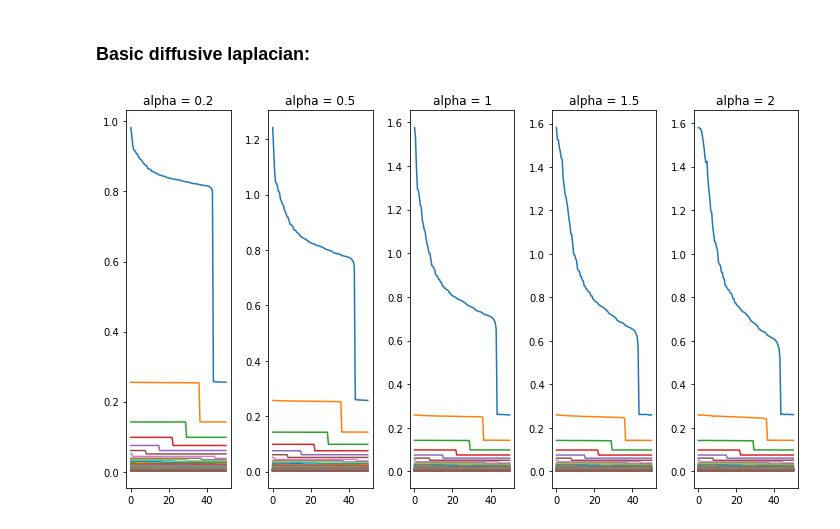
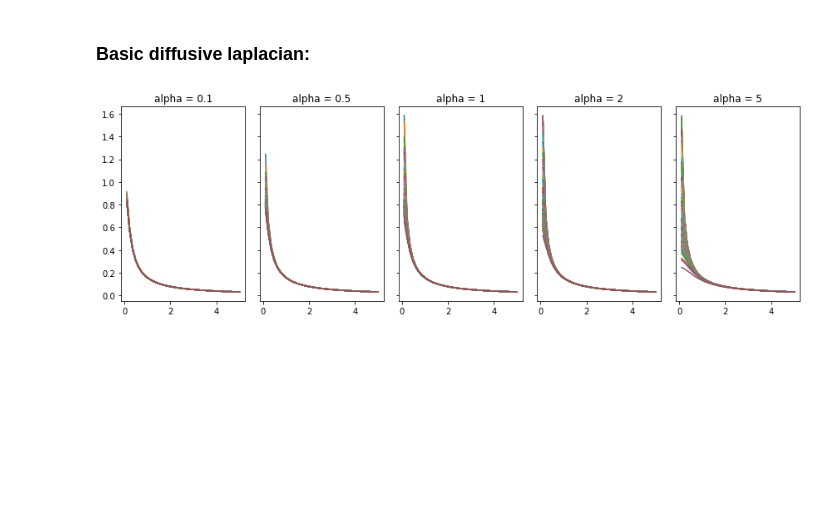
Before and after one commit to Raj-Lab-UCSF/spectrome, a Jupyter notebook: spectrome/notebooks/complex_laplacian/diffusive_laplacian.ipynb, the cells around one changed output. Drawn from its saved outputs; the diff is of its cells as text; code cells hidden in the pictures; blank space fills up the shorter version.

```diff
--- a/spectrome/notebooks/complex_laplacian/diffusive_laplacian.ipynb
+++ b/spectrome/notebooks/complex_laplacian/diffusive_laplacian.ipynb
@@ -27,5 +24,8 @@ fvec = np.linspace(fmin, fmax, 40)
 f2w = np.abs(fvec - 10).argmin()  # 8th index = alpha ~10hz
 w = 2 * np.pi * fvec[f2w]
+# %%
+#expanding low frequencies
+fvlow = np.linspace(0.1,5,40)
 # %% [markdown]
 ## Creating HCP Brain object
 # %%
@@ -436,6 +436,6 @@ def basic_diffusive_laplacian(alpha, freqs, speed, C, D):
             ev_spectrum.append(freq_spec)
 
     fullspectrum = np.asarray(ev_spectrum)
-    fullspectrum = np.reshape(fullspectrum,(86,len(freqs)))
+    fullspectrum = np.reshape(fullspectrum,(len(freqs),86))
     return fullspectrum
 # %%
@@ -501,8 +486,6 @@ plt.tight_layout()
 # %% [markdown]
 ### First spectral graph model because we already have it:
 # %%
-# expand frequency range:
-fvlow = np.linspace(0.1,50,100)
 # define parameters:
 default_params["speed"] = 5
 
@@ -562,53 +545,33 @@ plt.tight_layout()
 # %% [markdown]
 ### Basic diffusive laplacian:
 # %%
-fig_d,(d1,d2,d3,d4,d5) = plt.subplots(1,5, sharey = False, figsize = (10,6))
-default_params["speed"] = 5
-default_params["alpha"] = 0.2
+fig_ds,(ds1,ds2,ds3,ds4,ds5) = plt.subplots(1,5, sharey = True, figsize = (12,4))
+default_params["speed"] = 10
+default_params["alpha"] = 0.1
 fullspectrum = basic_diffusive_laplacian(alpha = default_params["alpha"], freqs = fvlow, speed = default_params["speed"], C = HCP_brain.reducedConnectome,D = HCP_brain.distance_matrix)
-d1.plot(fvlow, np.transpose(np.abs(fullspectrum)))
-#a1.spines["left"].set_position("zero")
-#a1.spines["right"].set_color("none")
-#a1.spines["bottom"].set_position("zero")
-#a1.spines["top"].set_color("none")
-d1.title.set_text("alpha = {}".format(default_params["alpha"]))
+ds1.plot(fvlow, np.abs(fullspectrum))
+ds1.title.set_text("alpha = {}".format(default_params["alpha"]))
 
 default_params["alpha"] = 0.5
 fullspectrum = basic_diffusive_laplacian(alpha = default_params["alpha"], freqs = fvlow, speed = default_params["speed"], C = HCP_brain.reducedConnectome,D = HCP_brain.distance_matrix)
-d2.plot(fvlow, np.transpose(np.abs(fullspectrum)))
-#a1.spines["left"].set_position("zero")
-#a1.spines["right"].set_color("none")
-#a1.spines["bottom"].set_position("zero")
-#a1.spines["top"].set_color("none")
-d2.title.set_text("alpha = {}".format(default_params["alpha"]))
+ds2.plot(fvlow, np.abs(fullspectrum))
+ds2.title.set_text("alpha = {}".format(default_params["alpha"]))
 
 default_params["alpha"] = 1
 fullspectrum = basic_diffusive_laplacian(alpha = default_params["alpha"], freqs = fvlow, speed = default_params["speed"], C = HCP_brain.reducedConnectome,D = HCP_brain.distance_matrix)
-d3.plot(fvlow, np.transpose(np.abs(fullspectrum)))
-#a1.spines["left"].set_position("zero")
-#a1.spines["right"].set_color("none")
-#a1.spines["bottom"].set_position("zero")
-#a1.spines["top"].set_color("none")
-d3.title.set_text("alpha = {}".format(default_params["alpha"]))
-
-default_params["alpha"] = 1.5
-fullspectrum = basic_diffusive_laplacian(alpha = default_params["alpha"], freqs = fvlow, speed = default_params["speed"], C = HCP_brain.reducedConnectome,D = HCP_brain.distance_matrix)
-d4.plot(fvlow, np.transpose(np.abs(fullspectrum)))
-#a1.spines["left"].set_position("zero")
-#a1.spines["right"].set_color("none")
-#a1.spines["bottom"].set_position("zero")
-#a1.spines["top"].set_color("none")
-d4.title.set_text("alpha = {}".format(default_params["alpha"]))
+ds3.plot(fvlow, np.abs(fullspectrum))
+ds3.title.set_text("alpha = {}".format(default_params["alpha"]))
 
 default_params["alpha"] = 2
 fullspectrum = basic_diffusive_laplacian(alpha = default_params["alpha"], freqs = fvlow, speed = default_params["speed"], C = HCP_brain.reducedConnectome,D = HCP_brain.distance_matrix)
-d5.plot(fvlow, np.transpose(np.abs(fullspectrum)))
-#a1.spines["left"].set_position("zero")
-#a1.spines["right"].set_color("none")
-#a1.spines["bottom"].set_position("zero")
-#a1.spines["top"].set_color("none")
-d5.title.set_text("alpha = {}".format(default_params["alpha"]))
+ds4.plot(fvlow, np.abs(fullspectrum))
+ds4.title.set_text("alpha = {}".format(default_params["alpha"]))
+
+default_params["alpha"] = 5
+fullspectrum = basic_diffusive_laplacian(alpha = default_params["alpha"], freqs = fvlow, speed = default_params["speed"], C = HCP_brain.reducedConnectome,D = HCP_brain.distance_matrix)
+ds5.plot(fvlow,np.abs(fullspectrum))
+ds5.title.set_text("alpha = {}".format(default_params["alpha"]))
 
 plt.tight_layout()
 # %% [output]
-[figure, old version]
+[figure, new version]
```
Also changed, not shown: parts of 4 cells of this notebook, 3 other files.
